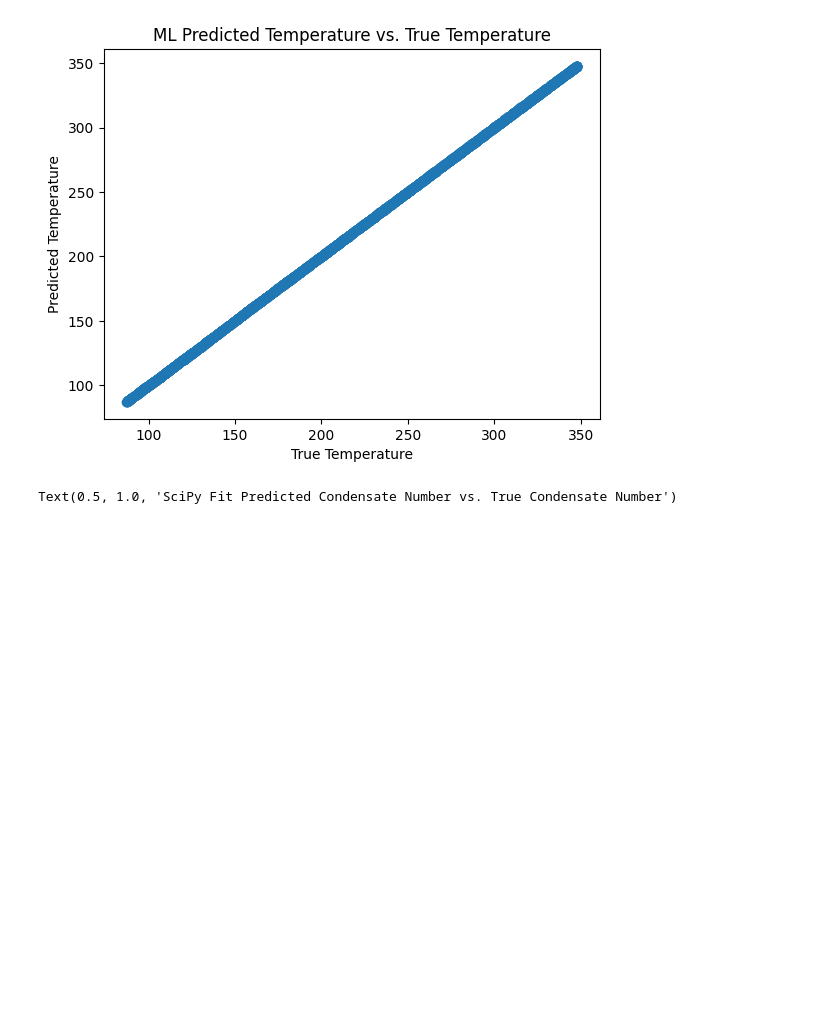
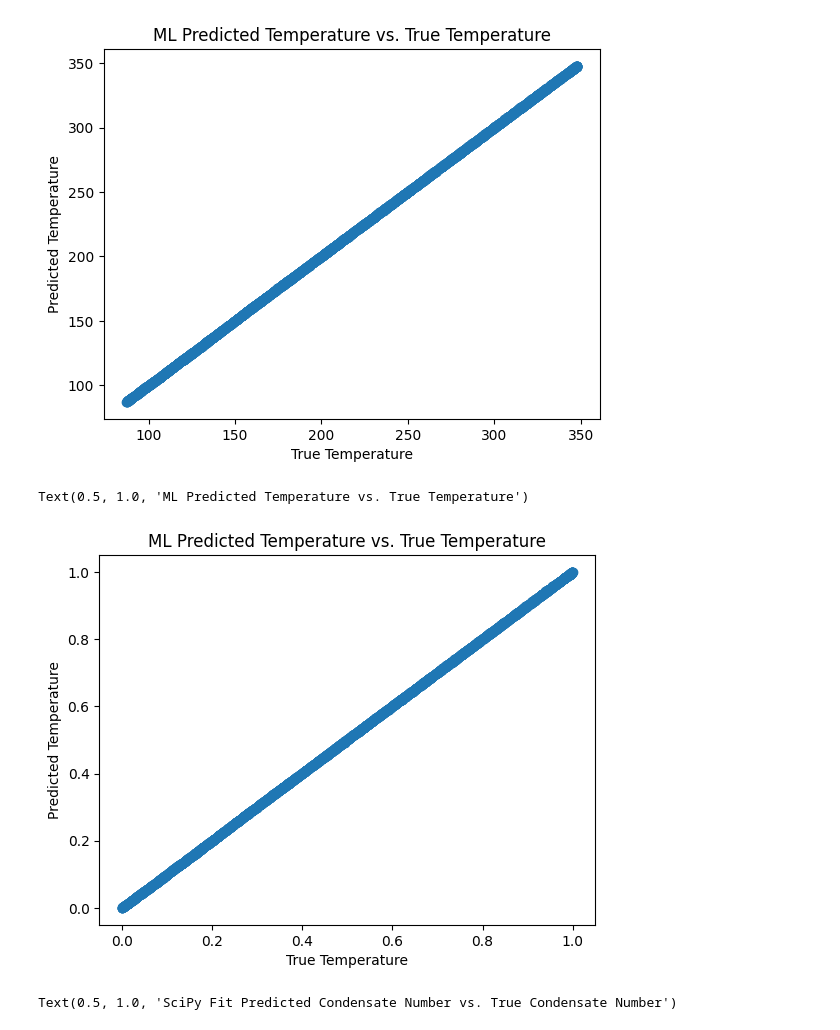
Before and after one commit to alec-gironda/Bose-Einstein-Condensate-NN, a Jupyter notebook: gaussian_fit.ipynb, the cells around one changed output. Cells and saved outputs as stored; diff of their text form; code cells hidden in the pictures; blank space fills up the shorter version.

```diff
--- a/gaussian_fit.ipynb
+++ b/gaussian_fit.ipynb
@@ -438,4 +434,5 @@ Metal device set to: Apple M2
 # %%
 ml_preds = ml_model.predict(x_test)
+scaled_ml_preds = ml_preds
 ml_preds = y_scaler.inverse_transform(ml_preds)
 # %% [output]
@@ -707,6 +701,15 @@ plt.title("ML Predicted Temperature vs. True Temperature")
 # %% [output]
 Text(0.5, 1.0, 'ML Predicted Temperature vs. True Temperature')
 [figure]
+# %%
+#fit temperature residuals
+plt.scatter(y_test[:,0],scaled_ml_preds[:,0])
+plt.xlabel("True Temperature")
+plt.ylabel("Predicted Temperature")
+plt.title("ML Predicted Temperature vs. True Temperature")
+# %% [output]
+Text(0.5, 1.0, 'ML Predicted Temperature vs. True Temperature')
+[figure, added]
 # %%
 #fit temperature residuals
 plt.scatter(tmp_y_test[:,1],full_preds[:,1])
```
Also changed, not shown: parts of 21 cells of this notebook.
